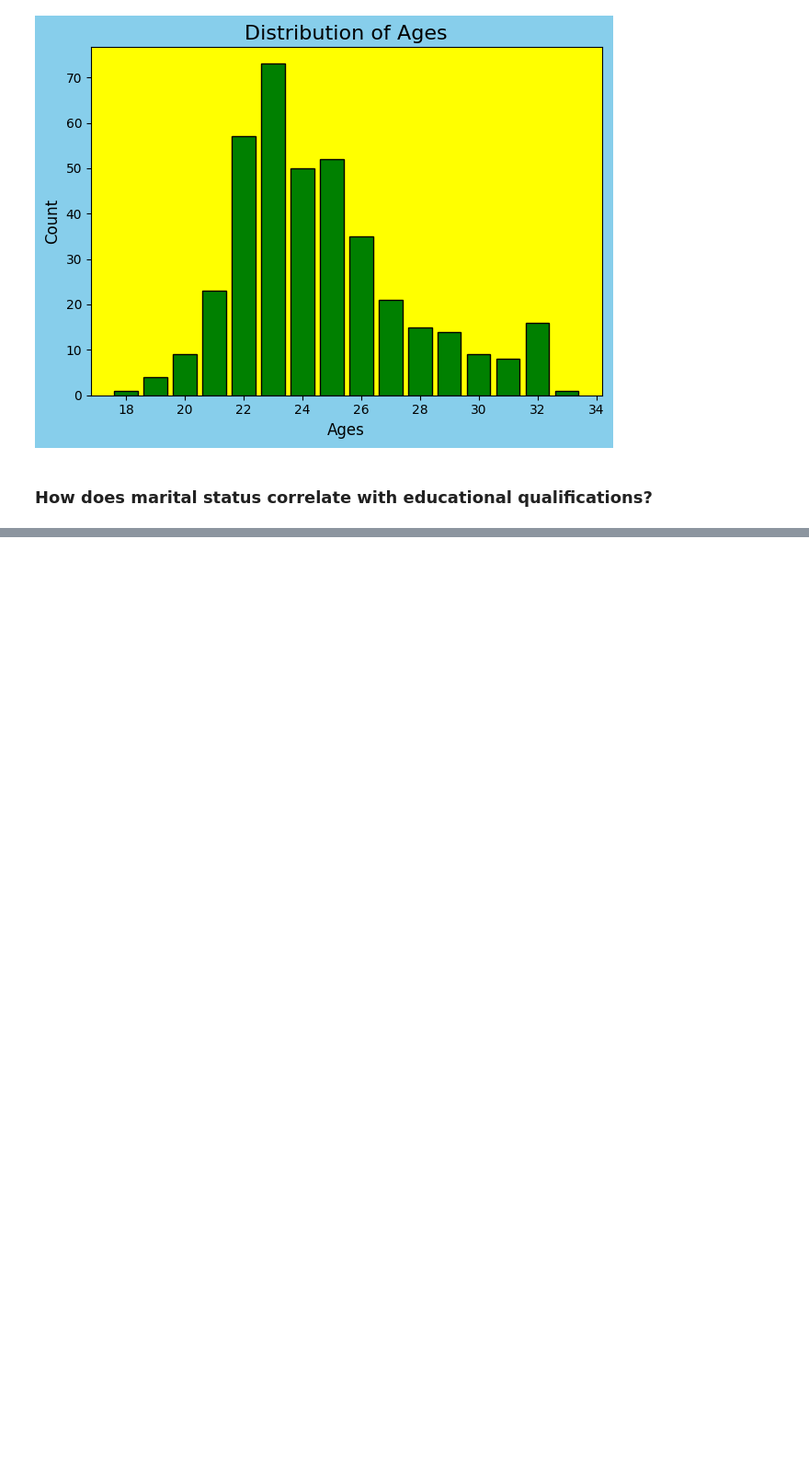
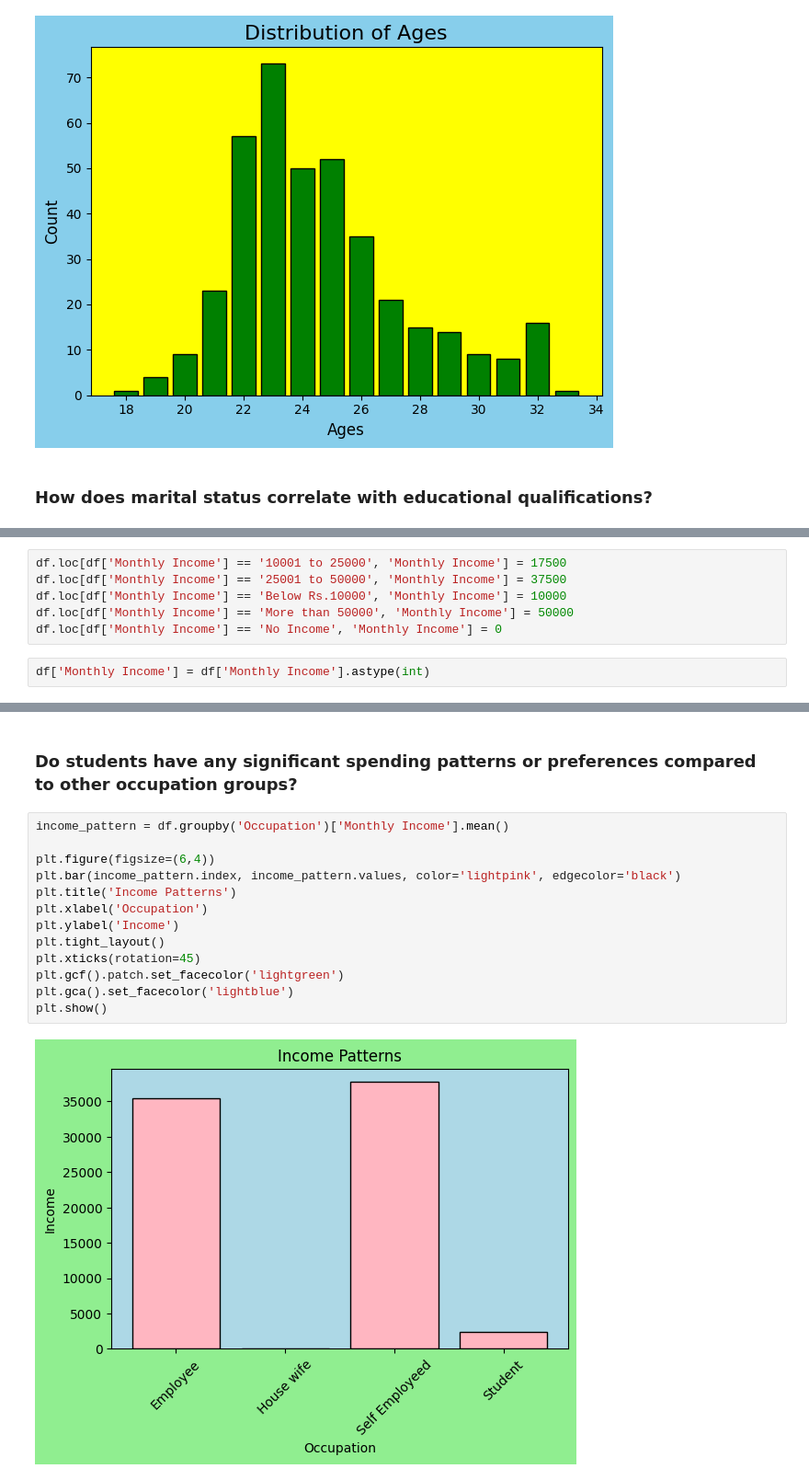
Before and after one commit to ZainFaisal005/DataCraft-Analysis-Vault, a Jupyter notebook: OnlineFoodAnalysis/OnlineFoodAnalysis.ipynb, the cells around one changed output, grey strips where cells are left out. Shown at 92% size. Drawn from its saved outputs; the diff is of its cells as text; blank space fills up the shorter version.

```diff
--- a/OnlineFoodAnalysis/OnlineFoodAnalysis.ipynb
+++ b/OnlineFoodAnalysis/OnlineFoodAnalysis.ipynb
@@ -95,0 +108,8 @@ Expected frequencies table:
+# %%
+df.loc[df['Monthly Income'] == '10001 to 25000', 'Monthly Income'] = 17500
+df.loc[df['Monthly Income'] == '25001 to 50000', 'Monthly Income'] = 37500
+df.loc[df['Monthly Income'] == 'Below Rs.10000', 'Monthly Income'] = 10000
+df.loc[df['Monthly Income'] == 'More than 50000', 'Monthly Income'] = 50000
+df.loc[df['Monthly Income'] == 'No Income', 'Monthly Income'] = 0
+# %%
+df['Monthly Income'] = df['Monthly Income'].astype(int)
@@ -95,0 +124,17 @@ Expected frequencies table:
+# %% [markdown]
+### Do students have any significant spending patterns or preferences compared to other occupation groups?
+# %%
+income_pattern = df.groupby('Occupation')['Monthly Income'].mean()
+
+plt.figure(figsize=(6,4))
+plt.bar(income_pattern.index, income_pattern.values, color='lightpink', edgecolor='black')
+plt.title('Income Patterns')
+plt.xlabel('Occupation')
+plt.ylabel('Income')
+plt.tight_layout()
+plt.xticks(rotation=45)
+plt.gcf().patch.set_facecolor('lightgreen')
+plt.gca().set_facecolor('lightblue')
+plt.show()
+# %% [output]
+[figure, added]
```
Also changed, not shown: parts of 21 cells of this notebook.
